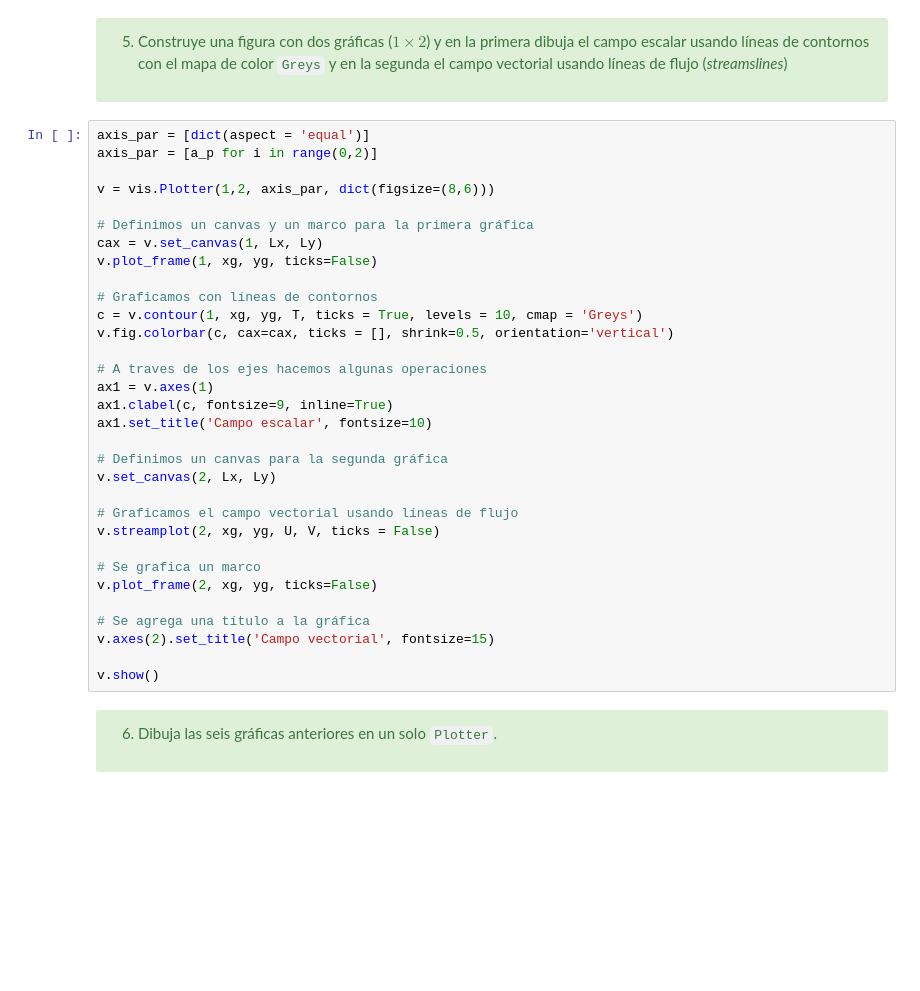
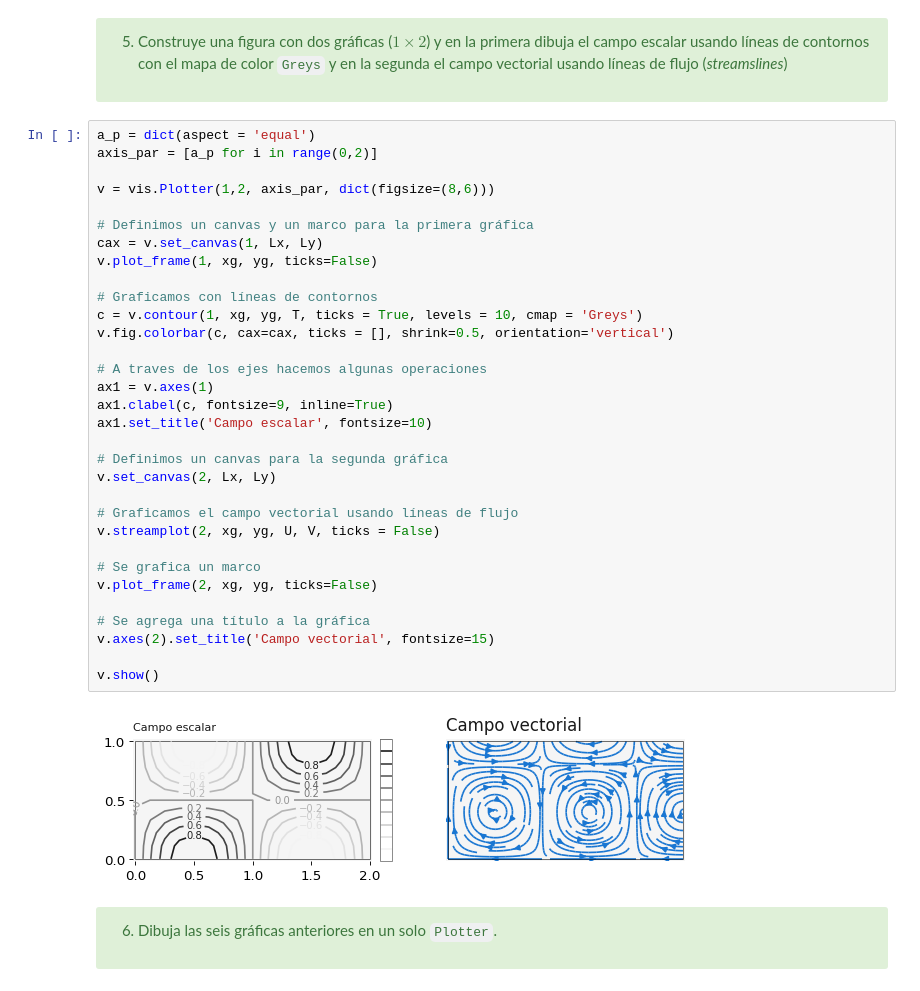
Before and after one commit to repomacti/Curso_Macti, a Jupyter notebook: 03_Cuadernos_Interactivos/MACTI_LIB/Macti_Visual.ipynb, the cells around one changed output. Saved outputs shown, nothing was run; the diff lists cells and outputs as text; blank space fills up the shorter version.

```diff
--- a/03_Cuadernos_Interactivos/MACTI_LIB/Macti_Visual.ipynb
+++ b/03_Cuadernos_Interactivos/MACTI_LIB/Macti_Visual.ipynb
@@ -505,37 +565,39 @@ v.show()
 
 </div>
 # %%
-axis_par = [dict(aspect = 'equal')]
+a_p = dict(aspect = 'equal')
 axis_par = [a_p for i in range(0,2)]
 
 v = vis.Plotter(1,2, axis_par, dict(figsize=(8,6)))
 
 # Definimos un canvas y un marco para la primera gráfica
 cax = v.set_canvas(1, Lx, Ly)
 v.plot_frame(1, xg, yg, ticks=False)
 
 # Graficamos con líneas de contornos
 c = v.contour(1, xg, yg, T, ticks = True, levels = 10, cmap = 'Greys')
 v.fig.colorbar(c, cax=cax, ticks = [], shrink=0.5, orientation='vertical')
 
 # A traves de los ejes hacemos algunas operaciones
 ax1 = v.axes(1)
 ax1.clabel(c, fontsize=9, inline=True)
 ax1.set_title('Campo escalar', fontsize=10)
 
 # Definimos un canvas para la segunda gráfica
 v.set_canvas(2, Lx, Ly)
 
 # Graficamos el campo vectorial usando líneas de flujo
 v.streamplot(2, xg, yg, U, V, ticks = False)
 
 # Se grafica un marco
 v.plot_frame(2, xg, yg, ticks=False)
 
 # Se agrega una título a la gráfica
 v.axes(2).set_title('Campo vectorial', fontsize=15)
 
 v.show()
+# %% [output]
+[figure, added]
 # %% [markdown]
 <div class="alert alert-success">
 
```
Also changed, not shown: parts of 20 cells of this notebook, 2 other files.
